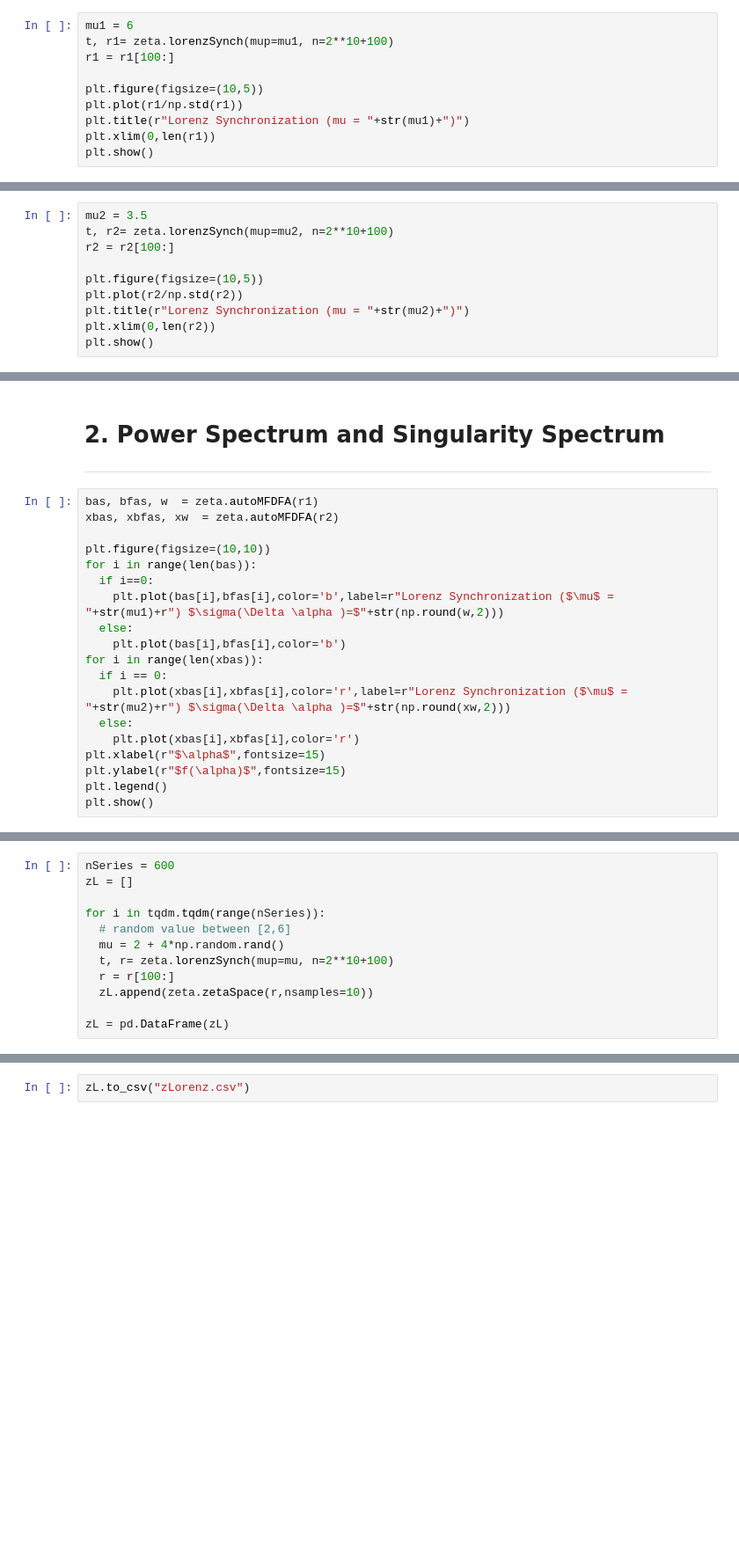
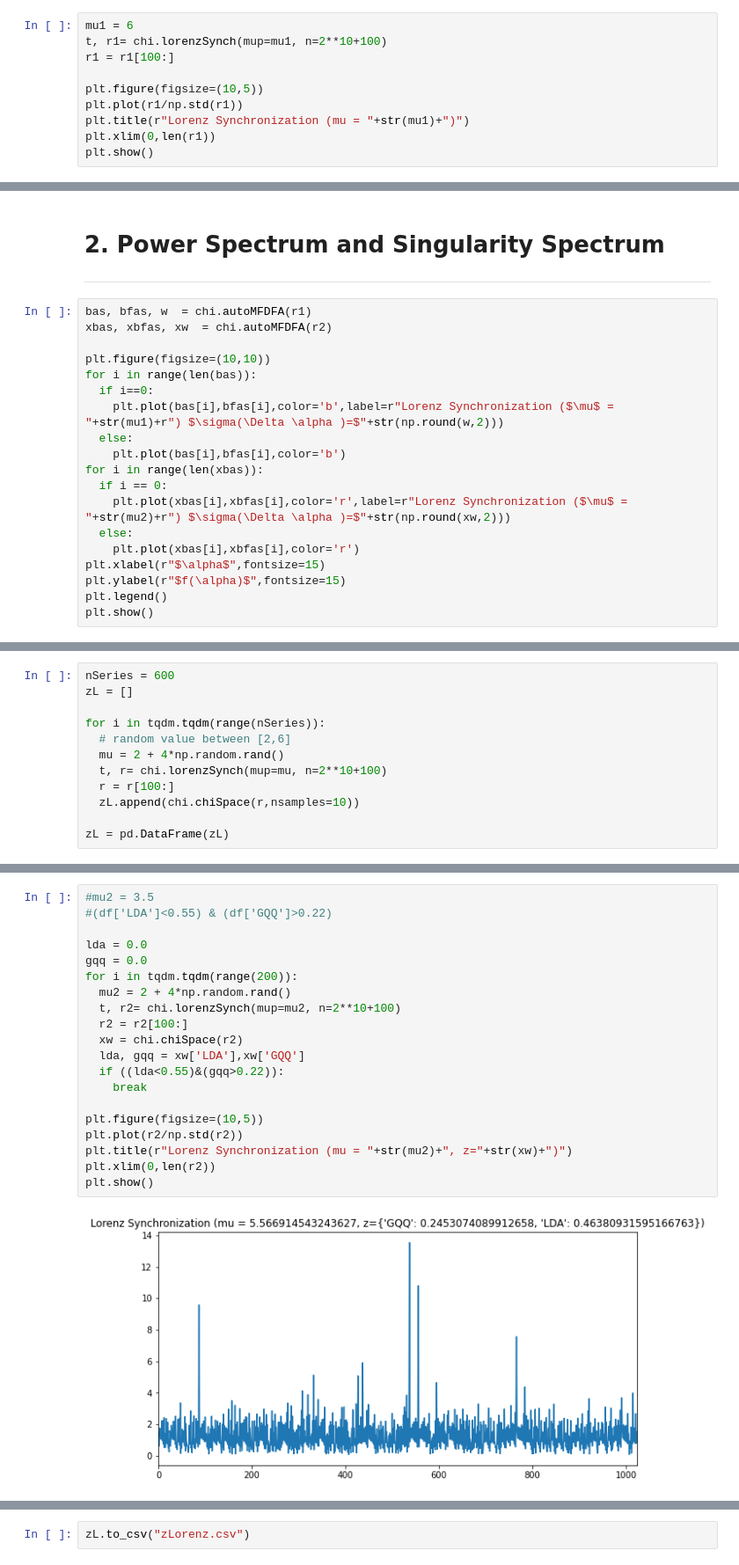
Before and after one commit to rsautter/Chi-Space, a Jupyter notebook: examples/LorenzChi.ipynb, the cells around one changed output, grey strips where cells are left out. Shown at 88% size. Cells and saved outputs as stored; diff of their text form; blank space fills up the shorter version.

Commit message:
Chi Space  notebooks update

```diff
--- a/examples/lorenzChi.ipynb
+++ b/examples/LorenzChi.ipynb
@@ -34,7 +37,7 @@ import pandas as pd
 import tqdm
 # %%
 mu1 = 6
-t, r1= zeta.lorenzSynch(mup=mu1, n=2**10+100)
+t, r1= chi.lorenzSynch(mup=mu1, n=2**10+100)
 r1 = r1[100:]
 
 plt.figure(figsize=(10,5))
@@ -44,13 +47,3 @@ plt.xlim(0,len(r1))
 plt.show()
 # %% [output]
 [figure]
-# %%
-mu2 = 3.5
-t, r2= zeta.lorenzSynch(mup=mu2, n=2**10+100)
-r2 = r2[100:]
-
-plt.figure(figsize=(10,5))
-plt.plot(r2/np.std(r2))
-plt.title(r"Lorenz Synchronization (mu = "+str(mu2)+")")
-plt.xlim(0,len(r2))
-plt.show()
@@ -60,8 +51,8 @@ plt.show()
 # 2. Power Spectrum and Singularity Spectrum
 -----------------------------------------------------------------
 # %%
-bas, bfas, w  = zeta.autoMFDFA(r1)
-xbas, xbfas, xw  = zeta.autoMFDFA(r2)
+bas, bfas, w  = chi.autoMFDFA(r1)
+xbas, xbfas, xw  = chi.autoMFDFA(r2)
 
 plt.figure(figsize=(10,10))
 for i in range(len(bas)):
@@ -97,9 +88,9 @@ zL = []
 for i in tqdm.tqdm(range(nSeries)):
   # random value between [2,6]
   mu = 2 + 4*np.random.rand()
-  t, r= zeta.lorenzSynch(mup=mu, n=2**10+100)
+  t, r= chi.lorenzSynch(mup=mu, n=2**10+100)
   r = r[100:]
-  zL.append(zeta.zetaSpace(r,nsamples=10))
+  zL.append(chi.chiSpace(r,nsamples=10))
 
 zL = pd.DataFrame(zL)
 # %%
@@ -115,0 +113,22 @@ plt.show()
+# %%
+#mu2 = 3.5
+#(df['LDA']<0.55) & (df['GQQ']>0.22)
+
+lda = 0.0
+gqq = 0.0
+for i in tqdm.tqdm(range(200)):
+  mu2 = 2 + 4*np.random.rand()
+  t, r2= chi.lorenzSynch(mup=mu2, n=2**10+100)
+  r2 = r2[100:]
+  xw = chi.chiSpace(r2)
+  lda, gqq = xw['LDA'],xw['GQQ']
+  if ((lda<0.55)&(gqq>0.22)):
+    break
+
+plt.figure(figsize=(10,5))
+plt.plot(r2/np.std(r2))
+plt.title(r"Lorenz Synchronization (mu = "+str(mu2)+", z="+str(xw)+")")
+plt.xlim(0,len(r2))
+plt.show()
+# %% [output]
+[figure, added]
```
Also changed, not shown: parts of 11 cells of this notebook, 8 other files.
